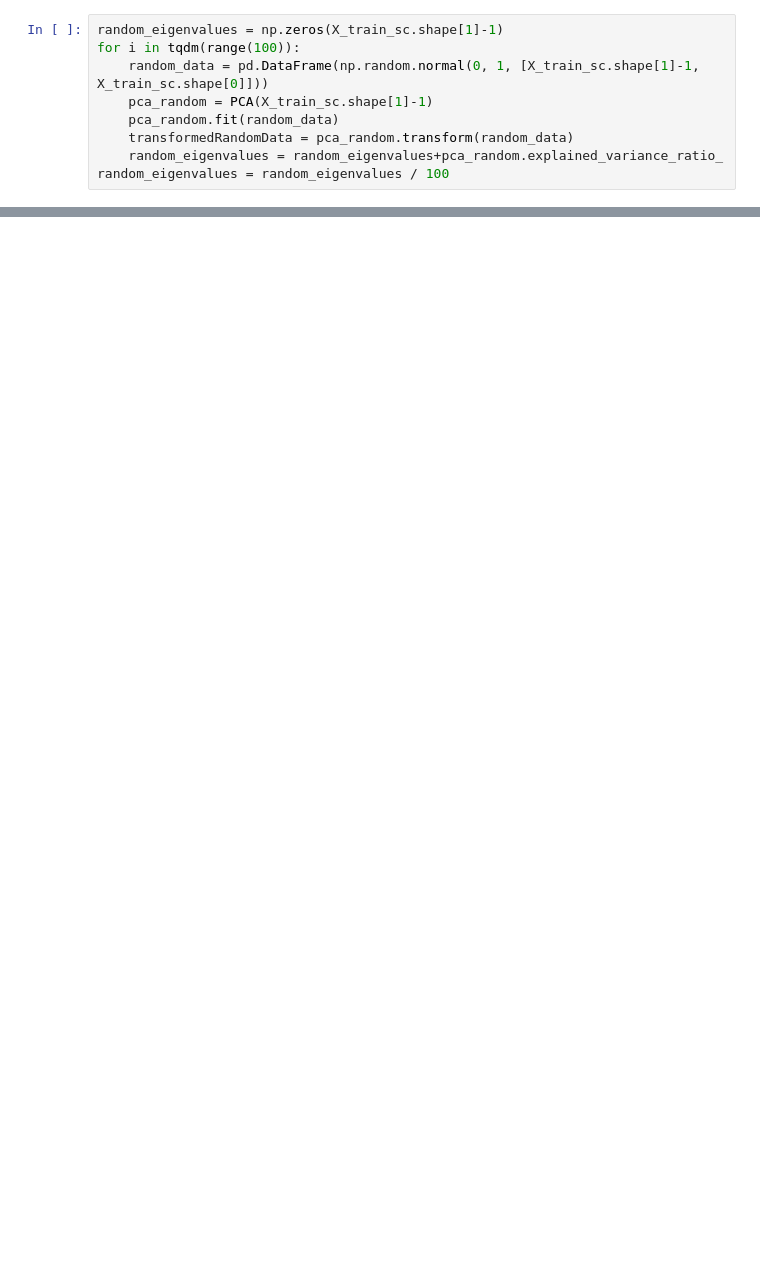
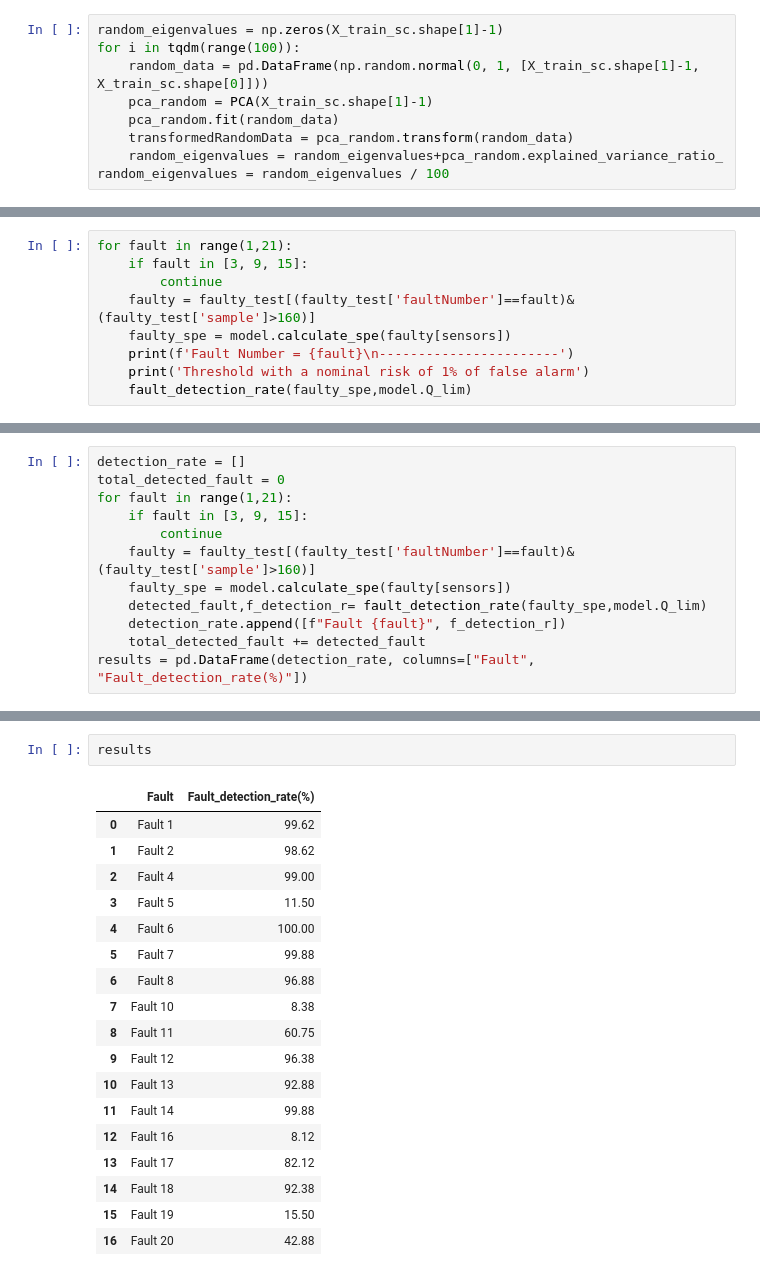
Before and after one commit to AbdoulRahimeDiallo/quantifying_alarm_fatigue_caused_by_fault_and_defect_detection_systems, a Jupyter notebook: examples/academic_case_study.ipynb, the cells around one changed output, grey strips where cells are left out. Drawn from its saved outputs; the diff is of its cells as text; blank space fills up the shorter version.

Commit message:
Add data folder to Git LFS and update code/markdown files

```diff
--- a/examples/academic_case_study.ipynb
+++ b/examples/academic_case_study.ipynb
@@ -120,0 +145,9 @@ plt.show()
+# %%
+for fault in range(1,21):
+    if fault in [3, 9, 15]:
+        continue
+    faulty = faulty_test[(faulty_test['faultNumber']==fault)&(faulty_test['sample']>160)]
+    faulty_spe = model.calculate_spe(faulty[sensors])
+    print(f'Fault Number = {fault}\n-----------------------')
+    print('Threshold with a nominal risk of 1% of false alarm')
+    fault_detection_rate(faulty_spe,model.Q_lim)
@@ -120,0 +172,12 @@ plt.show()
+# %%
+detection_rate = []
+total_detected_fault = 0
+for fault in range(1,21):
+    if fault in [3, 9, 15]:
+        continue
+    faulty = faulty_test[(faulty_test['faultNumber']==fault)&(faulty_test['sample']>160)]
+    faulty_spe = model.calculate_spe(faulty[sensors])
+    detected_fault,f_detection_r= fault_detection_rate(faulty_spe,model.Q_lim)
+    detection_rate.append([f"Fault {fault}", f_detection_r])
+    total_detected_fault += detected_fault
+results = pd.DataFrame(detection_rate, columns=["Fault", "Fault_detection_rate(%)"])
@@ -120,0 +202,21 @@ plt.show()
+# %%
+results
+# %% [output]
+|  | Fault | Fault_detection_rate(%) |
+| 0 | Fault 1 | 99.62 |
+| 1 | Fault 2 | 98.62 |
+| 2 | Fault 4 | 99.00 |
+| 3 | Fault 5 | 11.50 |
+| 4 | Fault 6 | 100.00 |
+| 5 | Fault 7 | 99.88 |
+| 6 | Fault 8 | 96.88 |
+| 7 | Fault 10 | 8.38 |
+| 8 | Fault 11 | 60.75 |
+| 9 | Fault 12 | 96.38 |
+| 10 | Fault 13 | 92.88 |
+| 11 | Fault 14 | 99.88 |
+| 12 | Fault 16 | 8.12 |
+| 13 | Fault 17 | 82.12 |
+| 14 | Fault 18 | 92.38 |
+| 15 | Fault 19 | 15.50 |
+| 16 | Fault 20 | 42.88 |
```
Also changed, not shown: parts of 23 cells of this notebook, 5 other files.
